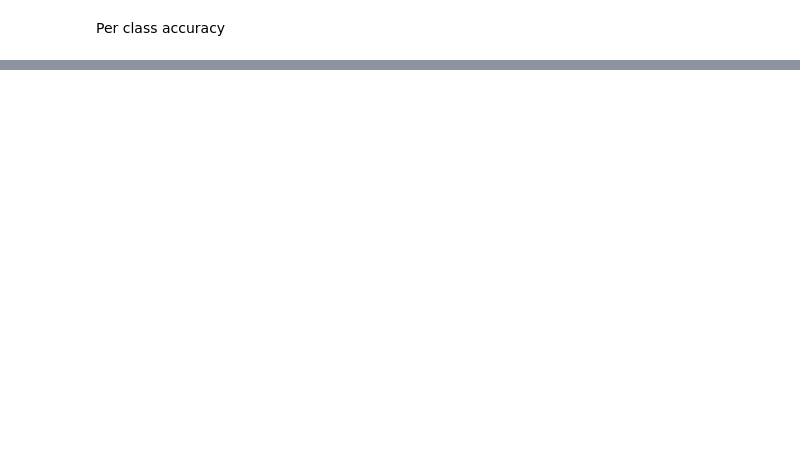
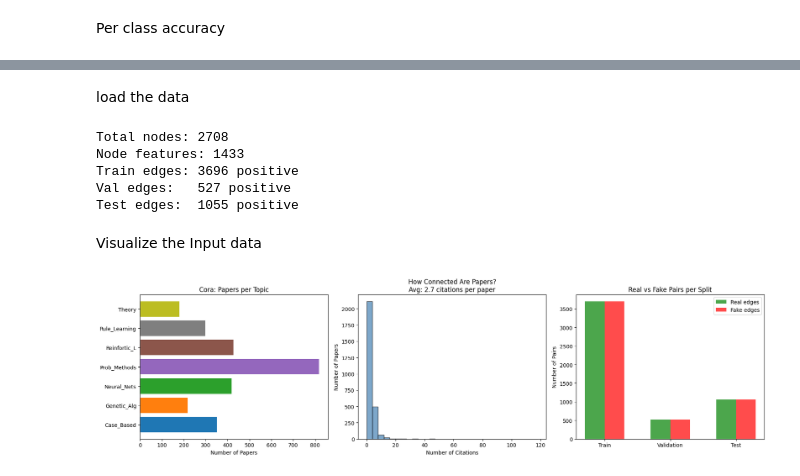
Before and after one commit to EricXieQ/Graphical-Neural-Network, a Jupyter notebook: Graphical_Attention_Network.ipynb, the cells around one changed output, grey strips where cells are left out. Cells and saved outputs as stored; diff of their text form; code cells hidden in the pictures; blank space fills up the shorter version.

```diff
--- a/Graphical_Attention_Network.ipynb
+++ b/Graphical_Attention_Network.ipynb
@@ -664,0 +713,79 @@ plt.show()
+# %% [markdown]
+load the data
+# %%
+import torch
+from torch_geometric.datasets import Planetoid
+import torch_geometric.transforms as T
+
+# Load Cora and split edges into train/val/test
+dataset = Planetoid(root='data/', name='Cora',
+                    transform=T.RandomLinkSplit(
+                        num_val=0.1,
+                        num_test=0.2,
+                        is_undirected=True,
+                        add_negative_train_samples=True # This means that during training, we will also include some negative samples (non-existent edges) to help the model learn to distinguish between real and fake connections.
+                        # Binary classifcation problem where the model has to predict whether an edge exists or not, rather than predicting node classes.
+                    ))
+
+train_data, val_data, test_data = dataset[0]
+
+print(f"Total nodes: {train_data.num_nodes}")
+print(f"Node features: {train_data.num_features}")
+print(f"Train edges: {train_data.edge_label.sum().int().item()} positive")
+print(f"Val edges:   {val_data.edge_label.sum().int().item()} positive")
+print(f"Test edges:  {test_data.edge_label.sum().int().item()} positive")
+# %% [output]
+Total nodes: 2708
+Node features: 1433
+Train edges: 3696 positive
+Val edges:   527 positive
+Test edges:  1055 positive
+# %% [markdown]
+Visualize the Input data
+# %%
+import matplotlib.pyplot as plt
+import numpy as np
+
+fig, axes = plt.subplots(1, 3, figsize=(18, 5))
+
+# 1. Class distribution
+classes = train_data.y.numpy()
+class_names = ['Case_Based', 'Genetic_Alg', 'Neural_Nets', 'Prob_Methods',
+               'Reinfortic_L', 'Rule_Learning', 'Theory']
+counts = [np.sum(classes == i) for i in range(7)]
+
+axes[0].barh(class_names, counts, color=plt.cm.tab10(np.arange(7)/7))
+axes[0].set_xlabel('Number of Papers')
+axes[0].set_title('Cora: Papers per Topic')
+
+# 2. Degree distribution (how connected each paper is)
+edge_index = train_data.edge_index.numpy()
+degrees = np.bincount(edge_index[0], minlength=train_data.num_nodes)
+
+axes[1].hist(degrees, bins=30, color='steelblue', edgecolor='black', alpha=0.7)
+axes[1].set_xlabel('Number of Citations')
+axes[1].set_ylabel('Number of Papers')
+axes[1].set_title(f'How Connected Are Papers?\nAvg: {degrees.mean():.1f} citations per paper')
+
+# 3. Edge split breakdown (positive + negative)
+categories = ['Train', 'Validation', 'Test']
+positives = [train_data.edge_label.sum().int().item(),
+             val_data.edge_label.sum().int().item(),
+             test_data.edge_label.sum().int().item()]
+negatives = [len(train_data.edge_label) - positives[0],
+             len(val_data.edge_label) - positives[1],
+             len(test_data.edge_label) - positives[2]]
+
+x = np.arange(3)
+axes[2].bar(x - 0.15, positives, 0.3, label='Real edges', color='green', alpha=0.7)
+axes[2].bar(x + 0.15, negatives, 0.3, label='Fake edges', color='red', alpha=0.7)
+axes[2].set_xticks(x)
+axes[2].set_xticklabels(categories)
+axes[2].set_ylabel('Number of Pairs')
+axes[2].set_title('Real vs Fake Pairs per Split')
+axes[2].legend()
+
+plt.tight_layout()
+plt.show()
+# %% [output]
+[figure, added]
```
Also changed, not shown: parts of 40 cells of this notebook, 9 other files.
